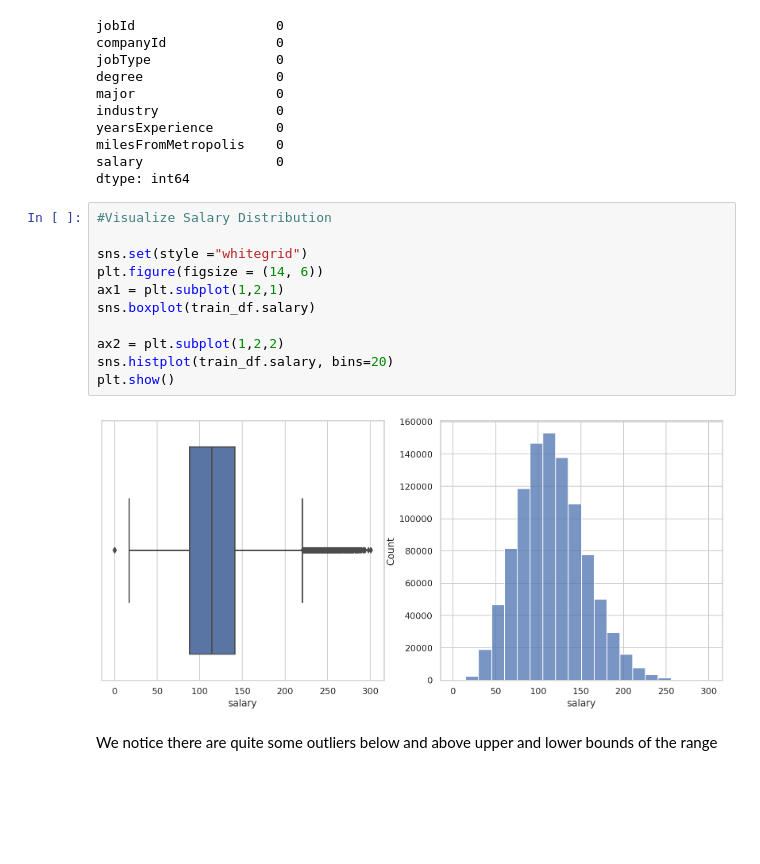
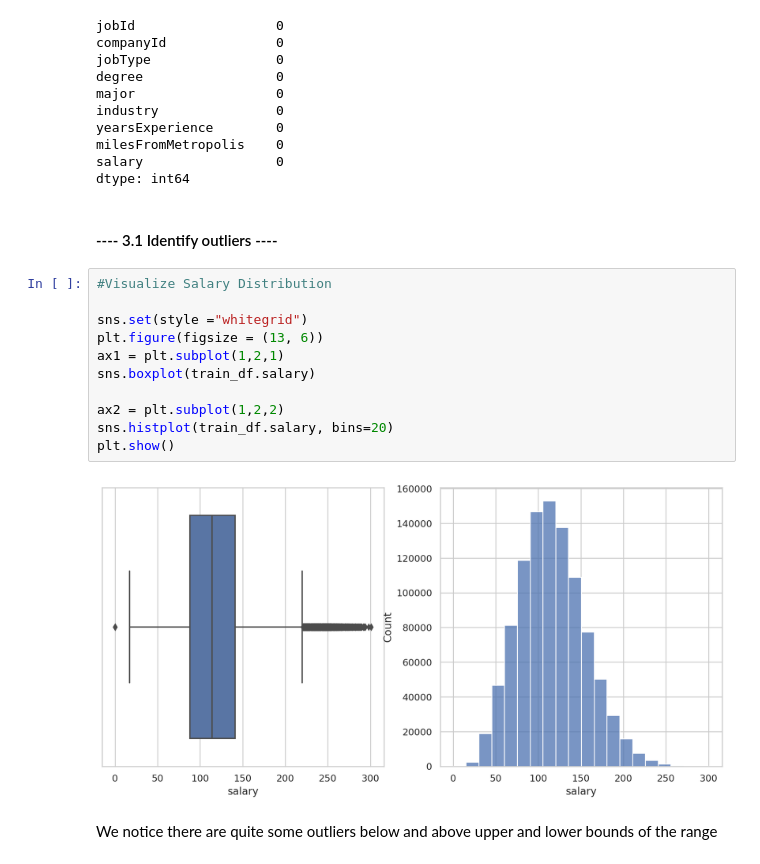
Before and after one commit to chablis8/Projects, a Jupyter notebook: Salary_Prediction_01.ipynb, the cells around one changed output. Drawn from its saved outputs; the diff is of its cells as text; blank space fills up the shorter version.

```diff
--- a/Salary_Prediction_01.ipynb
+++ b/Salary_Prediction_01.ipynb
@@ -114,19 +131,21 @@ yearsExperience        0
 milesFromMetropolis    0
 salary                 0
 dtype: int64
+# %% [markdown]
+#### ---- 3.1 Identify outliers ----
 # %%
 #Visualize Salary Distribution
 
 sns.set(style ="whitegrid")
-plt.figure(figsize = (14, 6))
+plt.figure(figsize = (13, 6))
 ax1 = plt.subplot(1,2,1)
 sns.boxplot(train_df.salary)
 
 ax2 = plt.subplot(1,2,2)
 sns.histplot(train_df.salary, bins=20)
 plt.show()
 # %% [output]
-[figure, old version]
+[figure, new version]
 # %% [markdown]
 We notice there are quite some outliers below and above upper and lower bounds of the range
 # %%
```
Also changed, not shown: parts of 38 cells of this notebook.
